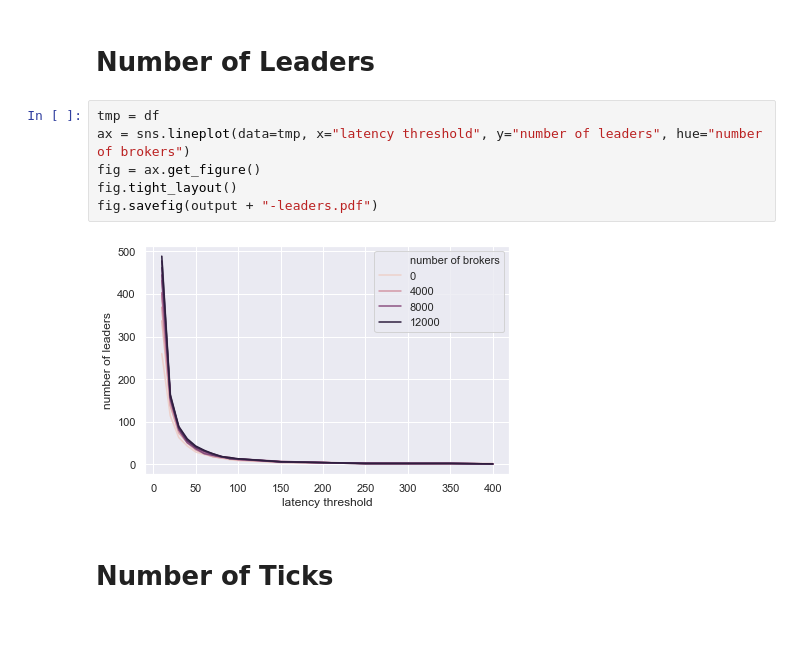
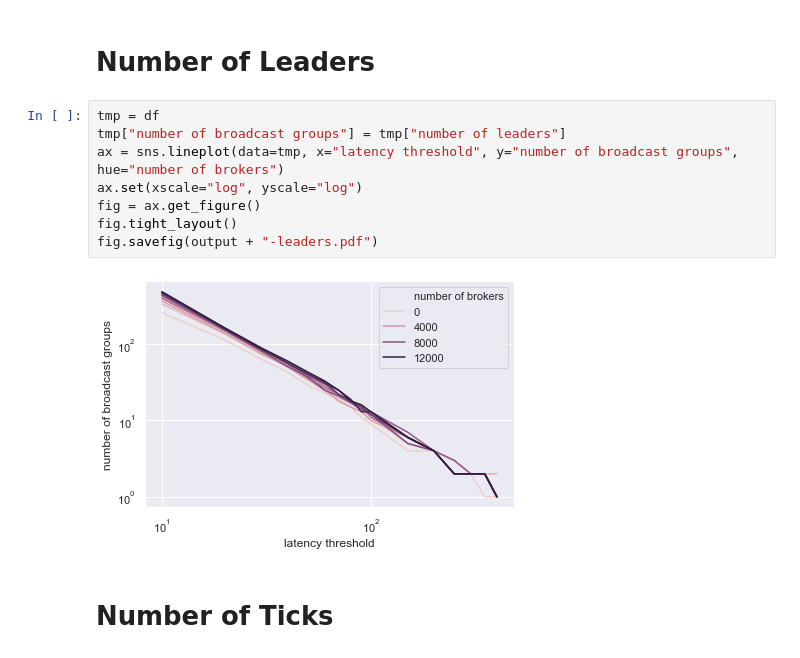
Before and after one commit to MoeweX/broadcast-group-simulation, a Jupyter notebook: visualization/Thresholds.ipynb, the cells around one changed output. Saved outputs shown, nothing was run; the diff lists cells and outputs as text; blank space fills up the shorter version.

Commit message:
New number of leaders images

```diff
--- a/visualization/Thresholds.ipynb
+++ b/visualization/Thresholds.ipynb
@@ -125,12 +125,14 @@ df.head()
 # Number of Leaders
 # %%
 tmp = df
-ax = sns.lineplot(data=tmp, x="latency threshold", y="number of leaders", hue="number of brokers")
+tmp["number of broadcast groups"] = tmp["number of leaders"]
+ax = sns.lineplot(data=tmp, x="latency threshold", y="number of broadcast groups", hue="number of brokers")
+ax.set(xscale="log", yscale="log")
 fig = ax.get_figure()
 fig.tight_layout()
 fig.savefig(output + "-leaders.pdf")
 # %% [output]
-[figure, old version]
+[figure, new version]
 # %% [markdown]
 # Number of Ticks
 # %%
```
Also changed, not shown: parts of 3 cells of this notebook.
